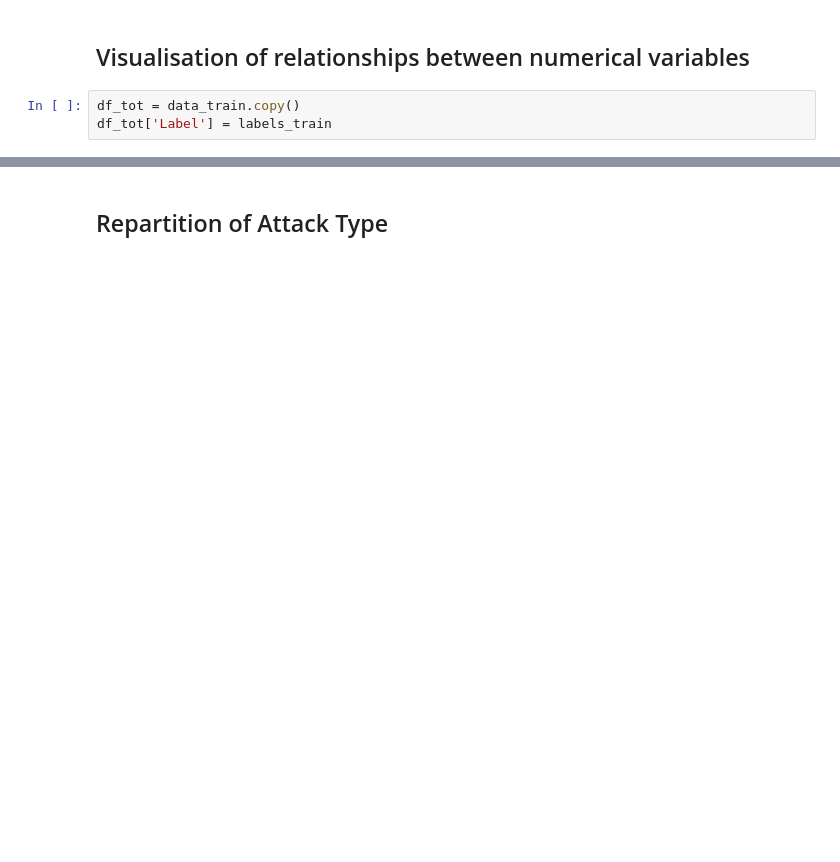
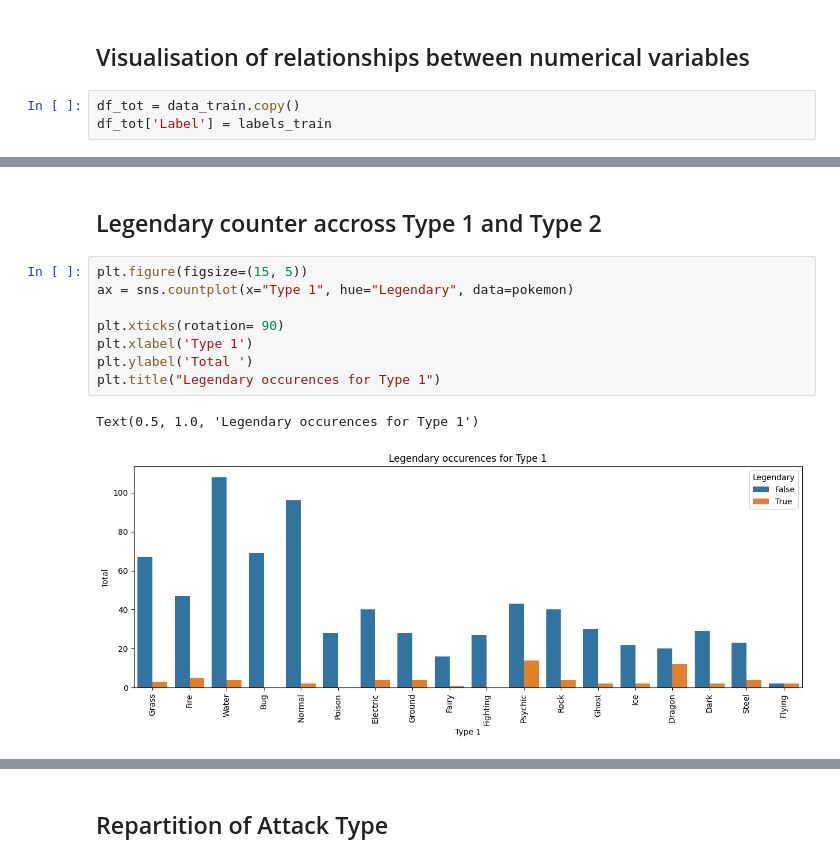
Before and after one commit to kenzabenjelloun/pokemon-challenge, a Jupyter notebook: pokemon-challenge.ipynb, the cells around one changed output, grey strips where cells are left out. Drawn from its saved outputs; the diff is of its cells as text; blank space fills up the shorter version.

```diff
--- a/pokemon-challenge.ipynb
+++ b/pokemon-challenge.ipynb
@@ -190,0 +188,13 @@ plt.show()
+# %% [markdown]
+## Legendary counter accross Type 1 and Type 2
+# %%
+plt.figure(figsize=(15, 5))
+ax = sns.countplot(x="Type 1", hue="Legendary", data=pokemon)
+
+plt.xticks(rotation= 90)
+plt.xlabel('Type 1')
+plt.ylabel('Total ')
+plt.title("Legendary occurences for Type 1")
+# %% [output]
+Text(0.5, 1.0, 'Legendary occurences for Type 1')
+[figure, added]
```
Also changed, not shown: parts of 32 cells of this notebook.
